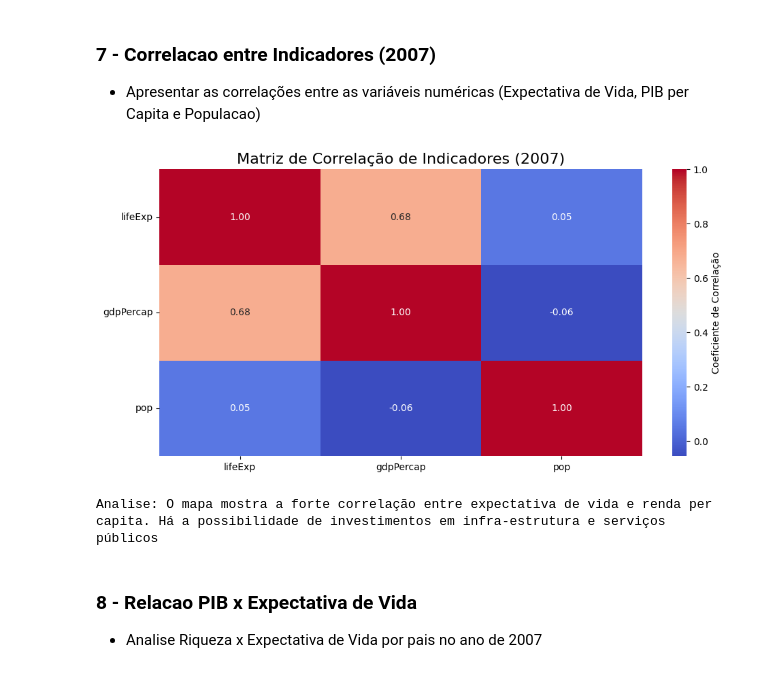
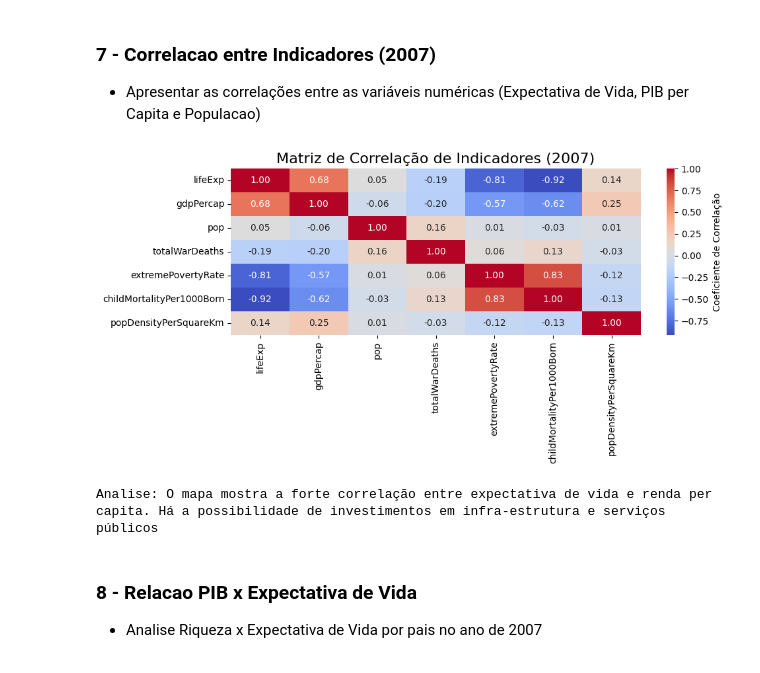
Before and after one commit to brunobgcardoso/avaliacao-python-ciencia-dados, a Jupyter notebook: src/Projeto.ipynb, the cells around one changed output. Saved outputs shown, nothing was run; the diff lists cells and outputs as text; code cells hidden in the pictures.

```diff
--- a/src/Projeto.ipynb
+++ b/src/Projeto.ipynb
@@ -1249,23 +1252,23 @@ Analise: Alem do fator quantidade de paises, colocamos uma analise de continente
 # %%
 # Selecionar dados de 2007
 df_2007 = df[df['year'] == 2007]
 
 # Correlacionar os campos numericos (Expectativa de Vida, Renda Per Capita, População)
-df_corr = df_2007[['lifeExp', 'gdpPercap', 'pop']].corr().round(4)
+df_corr = df_2007[['lifeExp', 'gdpPercap', 'pop', 'totalWarDeaths', 'extremePovertyRate', 'childMortalityPer1000Born', 'popDensityPerSquareKm']].corr().round(4)
 
 # Grafico
 plot_heat(
     data=df_corr,
     titulo='Matriz de Correlação de Indicadores (2007)',
     cmap='coolwarm',
     cbar_label='Coeficiente de Correlação',
     fmt=".2f",
     figsize=(10, 5)
 )
 
 print(f"Analise: O mapa mostra a forte correlação entre expectativa de vida e renda per capita. Há a possibilidade de investimentos em infra-estrutura e serviços públicos ")
 # %% [output]
-[figure, old version]
+[figure, new version]
 Analise: O mapa mostra a forte correlação entre expectativa de vida e renda per capita. Há a possibilidade de investimentos em infra-estrutura e serviços públicos
 # %% [markdown]
 ### 8 - Relacao PIB x Expectativa de Vida
```
Also changed, not shown: parts of 17 cells of this notebook.
